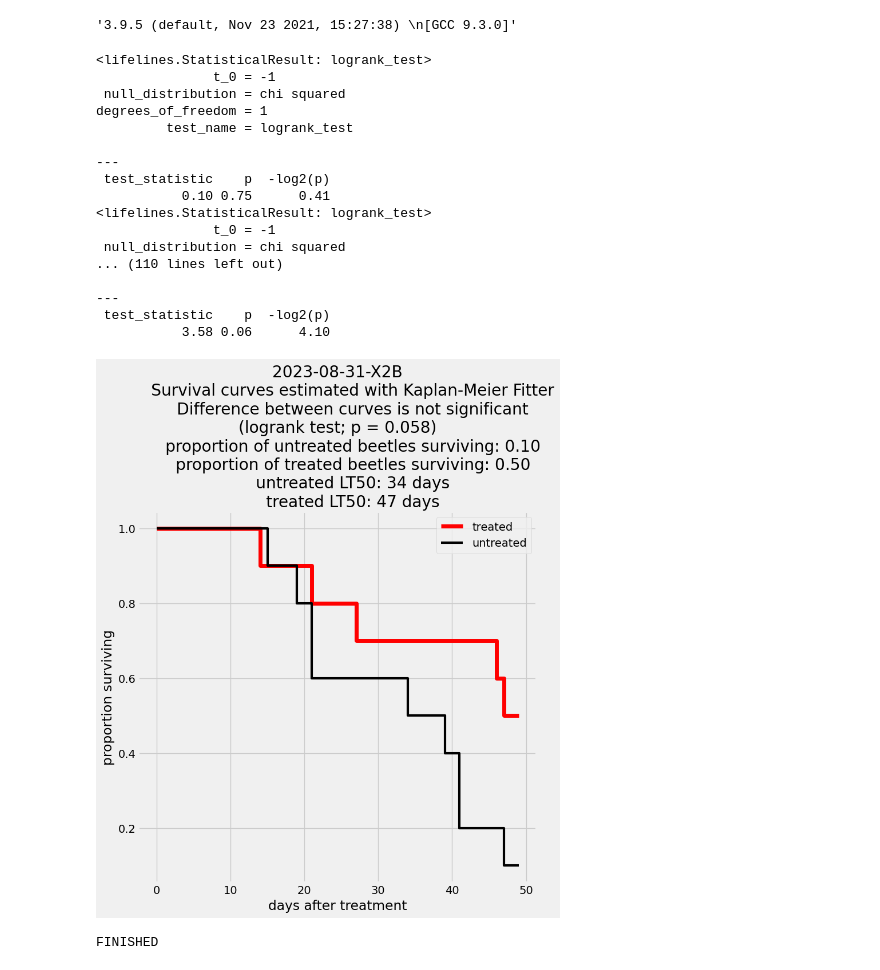
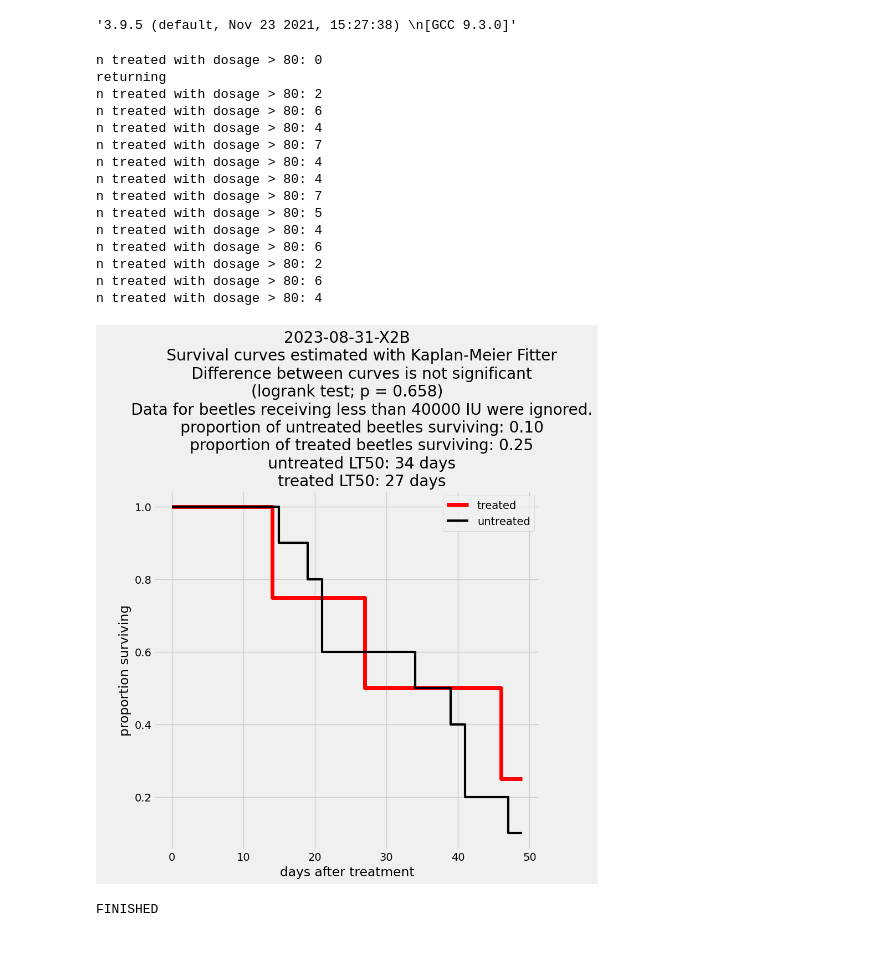
Before and after one commit to aubreymoore/ornv-bioassay-db, a Jupyter notebook: code/survival_curves.ipynb, the cells around one changed output. Cells and saved outputs as stored; diff of their text form; code cells hidden in the pictures.

```diff
--- a/code/survival_curves.ipynb
+++ b/code/survival_curves.ipynb
@@ -14,6 +14,17 @@ At some point, this script will pause to request a username and a password for t
 ## Notes for This Version
 
 Instead of using a MySQL database, this version imports data from **../db_tables/beetles.csv**.
+# %%
+# parameters
+
+SURVIVAL_CURVE_FOLDER = '../survival_curves'   # this is where survival curve plots will be saved
+MINIMUM_DOSAGE = 80   # ignore data for beetles which were dosed with less than minimum dose of 80 mg
+IU_PER_MG = 500
+
+# default settings; uncomment the following lines to use these
+
+# SURVIVAL_CURVE_FOLDER = '../survival_curves'   # this is where survival curve plots will be saved
+# MINIMUM_DOSAGE = 0   # ignore data for beetles which were dosed with less than minimum dose
 # %%
 import sys; sys.version
 # %% [output]
@@ -34,7 +45,7 @@ def get_data():
     df = pd.read_csv('../db_tables/beetles.csv')
 
     # select the columns we are interested in
-    df = df[['sn','date_dosed','dose_mg','treatment','dose_mg','date_dead','died_during_bioassay']]
+    df = df[['sn','date_dosed','treatment','dose_mg','date_dead','died_during_bioassay']]
 
     # convert date_dosed to datetime and remove records for beetles which were not dosed
     # needed to use errors because dates include '000-00-00' which is invalid
@@ -54,10 +65,19 @@ def get_data():
     return df
 
 # df= get_data()
+# print(df.dtypes)
 # df
 # %%
 def perform_survival_analysis(df, treatment, figure_filename):
-    treated = df.treatment == treatment
+
+    # ignore data for beetles which dose_mg is less than MINIMUM_DOSAGE
+    treated = (df.treatment == treatment) & (df.dose_mg >= MINIMUM_DOSAGE)
+    print(f'n treated with dosage > {MINIMUM_DOSAGE}: {sum(treated)}')
+    if sum(treated) == 0:
+        print('returning')
+        return
+
+
     untreated = df.treatment == 'CONTROL'
 
     stats = lifelines.statistics.logrank_test(
@@ -102,6 +122,7 @@ def perform_survival_analysis(df, treatment, figure_filename):
     title = f'''{figure_filename.replace('.png', '')}
       Survival curves estimated with Kaplan-Meier Fitter
       {stats_result}
+      Data for beetles receiving less than {MINIMUM_DOSAGE * IU_PER_MG} IU were ignored.
       proportion of untreated beetles surviving: {1 - sum(untreated & df.died_during_bioassay)/sum(untreated):.2f}
       proportion of treated beetles surviving: {1 - sum(treated & df.died_during_bioassay)/sum(treated):.2f}
       untreated LT50: {LT50_untreated} days
@@ -110,40 +131,42 @@ def perform_survival_analysis(df, treatment, figure_filename):
     plt.title(title)
     plt.xlabel('days after treatment')
     plt.ylabel('proportion surviving')
-    plt.savefig(f'../survival_curves/{figure_filename}', bbox_inches='tight')
+    plt.savefig(f'{SURVIVAL_CURVE_FOLDER}/{figure_filename}', bbox_inches='tight')
 
 # perform_survival_analysis(df1, 'DUG42', 'test.png')
 # %%
 # MAIN
+
+# create folder for survival curve plots
+if not os.path.isdir(SURVIVAL_CURVE_FOLDER):
+    os.makedirs(SURVIVAL_CURVE_FOLDER)
 
 df = get_data()
 date_dosed_list = sorted(df.date_dosed.unique())
 for date_dosed in date_dosed_list:
     df1 = df[df.date_dosed == date_dosed]
     treatment_list = sorted(list(df1.treatment.unique()))
     for treatment in treatment_list:
         if treatment != 'CONTROL':
             figure_filename = f'{str(date_dosed)[:10]}-{treatment}.png'
             perform_survival_analysis(df1, treatment, figure_filename)
 # %% [output]
-<lifelines.StatisticalResult: logrank_test>
-               t_0 = -1
- null_distribution = chi squared
-degrees_of_freedom = 1
-         test_name = logrank_test
-
----
- test_statistic    p  -log2(p)
-           0.10 0.75      0.41
-<lifelines.StatisticalResult: logrank_test>
-               t_0 = -1
- null_distribution = chi squared
-... (110 lines left out)
-
----
- test_statistic    p  -log2(p)
-           3.58 0.06      4.10
+n treated with dosage > 80: 0
+returning
+n treated with dosage > 80: 2
+n treated with dosage > 80: 6
+n treated with dosage > 80: 4
+n treated with dosage > 80: 7
+n treated with dosage > 80: 4
+n treated with dosage > 80: 4
+n treated with dosage > 80: 7
+n treated with dosage > 80: 5
+n treated with dosage > 80: 4
+n treated with dosage > 80: 6
+n treated with dosage > 80: 2
+n treated with dosage > 80: 6
+n treated with dosage > 80: 4
-[figure, old version]
+[figure, new version]
 # %%
 print('FINISHED')
 # %% [output]
```
Also changed, not shown: 24 other files.
